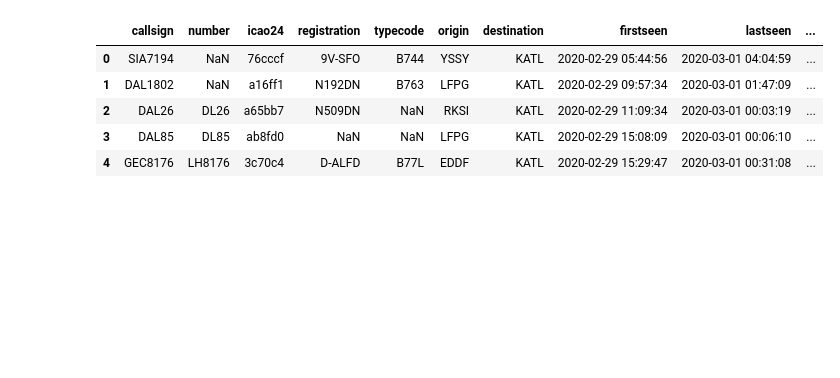
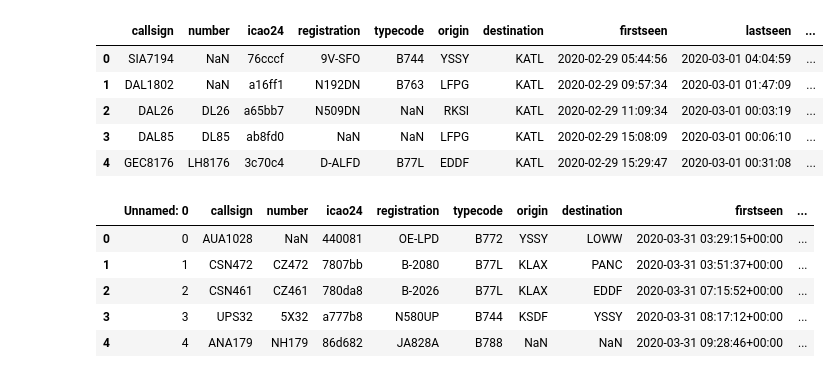
Before and after one commit to itsmeccr/covid19-npis-causal-analysis, a Jupyter notebook: airportsIntegration.ipynb, the cells around one changed output. Cells and saved outputs as stored; diff of their text form; code cells hidden in the pictures; blank space fills up the shorter version.

```diff
--- a/airportsIntegration.ipynb
+++ b/airportsIntegration.ipynb
@@ -106,3 +99,13 @@ marIntDf.head()
 | 2 | DAL26 | DL26 | a65bb7 | N509DN | NaN | RKSI | KATL | 2020-02-29 11:09:34 | 2020-03-01 00:03:19 | ... |
 | 3 | DAL85 | DL85 | ab8fd0 | NaN | NaN | LFPG | KATL | 2020-02-29 15:08:09 | 2020-03-01 00:06:10 | ... |
 | 4 | GEC8176 | LH8176 | 3c70c4 | D-ALFD | B77L | EDDF | KATL | 2020-02-29 15:29:47 | 2020-03-01 00:31:08 | ... |
+# %%
+aprFlightsDf = pd.read_csv("./data/raw/flightlist_20200401_20200430.csv.gz")
+aprFlightsDf.head()
+# %% [output]
+|  | Unnamed: 0 | callsign | number | icao24 | registration | typecode | origin | destination | firstseen | ... |
+| 0 | 0 | AUA1028 | NaN | 440081 | OE-LPD | B772 | YSSY | LOWW | 2020-03-31 03:29:15+00:00 | ... |
+| 1 | 1 | CSN472 | CZ472 | 7807bb | B-2080 | B77L | KLAX | PANC | 2020-03-31 03:51:37+00:00 | ... |
+| 2 | 2 | CSN461 | CZ461 | 780da8 | B-2026 | B77L | KLAX | EDDF | 2020-03-31 07:15:52+00:00 | ... |
+| 3 | 3 | UPS32 | 5X32 | a777b8 | N580UP | B744 | KSDF | YSSY | 2020-03-31 08:17:12+00:00 | ... |
+| 4 | 4 | ANA179 | NH179 | 86d682 | JA828A | B788 | NaN | NaN | 2020-03-31 09:28:46+00:00 | ... |
```
Also changed, not shown: parts of 8 cells of this notebook, 4 other files.
